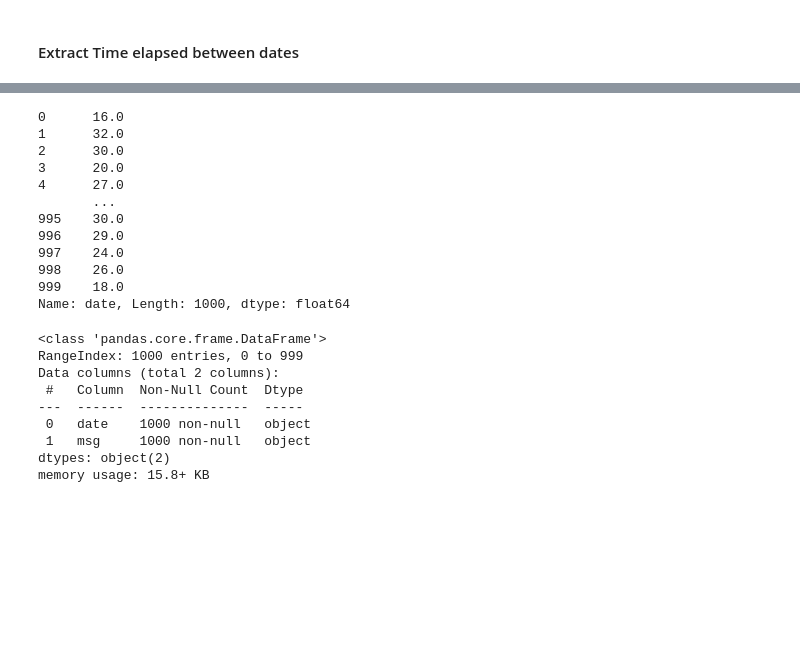
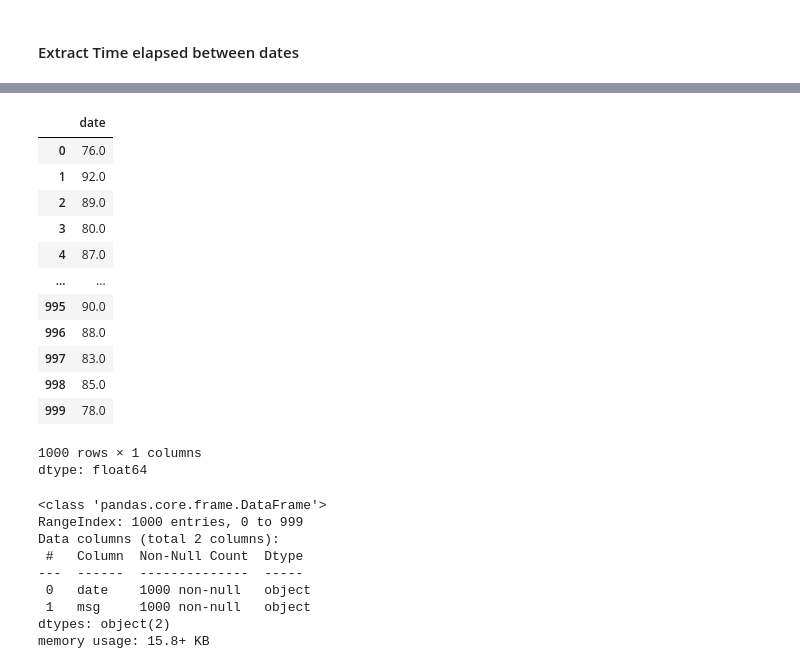
Before and after one commit to shiv1122004/ML, a Jupyter notebook: day34-handling-date-and-time/working-with-dates-and-time.ipynb, the cells around one changed output, grey strips where cells are left out. Cells and saved outputs as stored; diff of their text form; code cells hidden in the pictures; blank space fills up the shorter version.

```diff
--- a/day34-handling-date-and-time/working-with-dates-and-time.ipynb
+++ b/day34-handling-date-and-time/working-with-dates-and-time.ipynb
@@ -162,7 +162,7 @@ date.drop(columns=['product_id','city_id','orders']).head()
 # %% [markdown]
 #### Extract week of the year
 # %%
-date['date_week'] = date['date'].dt.week
+date['date_week'] = date['date'].dt.isocalendar().week
 
 date.drop(columns=['product_id','city_id','orders']).head()
 # %% [output]
@@ -241,20 +245,22 @@ Name: date, Length: 1000, dtype: int64
 # %%
 # Months passed
 
-np.round((today -date['date']) / np.timedelta64(1, 'M'),0)
+np.round((today - date['date']).dt.days / 30.44, 0)
 # %% [output]
+|  | date |
+| 0 | 76.0 |
+| 1 | 92.0 |
+| 2 | 89.0 |
+| 3 | 80.0 |
+| 4 | 87.0 |
+| ... | ... |
+| 995 | 90.0 |
+| 996 | 88.0 |
+| 997 | 83.0 |
+| 998 | 85.0 |
+| 999 | 78.0 |
-0      16.0
-1      32.0
-2      30.0
-3      20.0
-4      27.0
-       ...
-995    30.0
-996    29.0
-997    24.0
-998    26.0
-999    18.0
-Name: date, Length: 1000, dtype: float64
+1000 rows × 1 columns
+dtype: float64
 # %%
 time.info()
 # %% [output]
```
Also changed, not shown: parts of 8 cells of this notebook.
